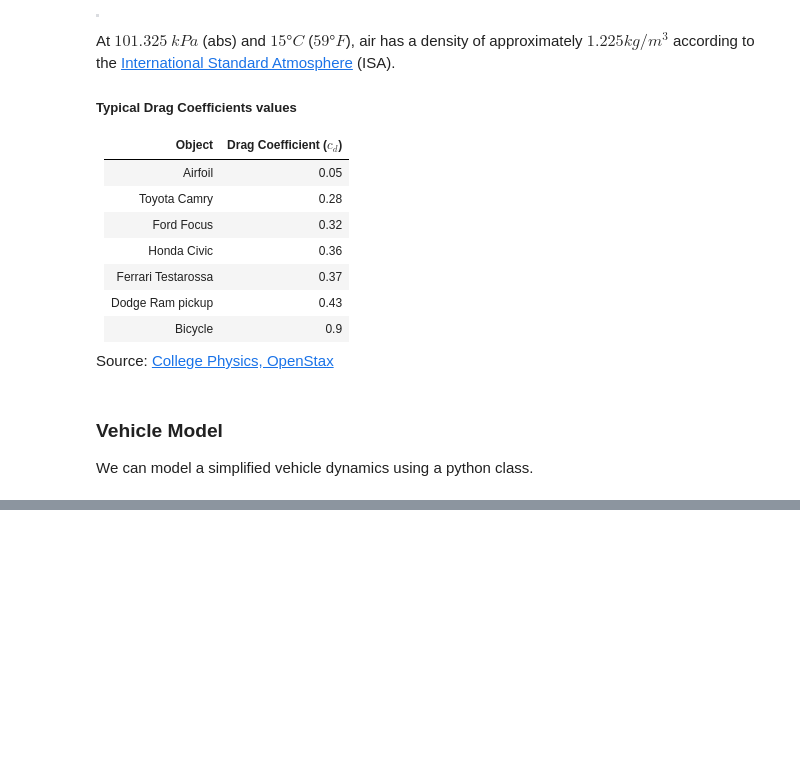
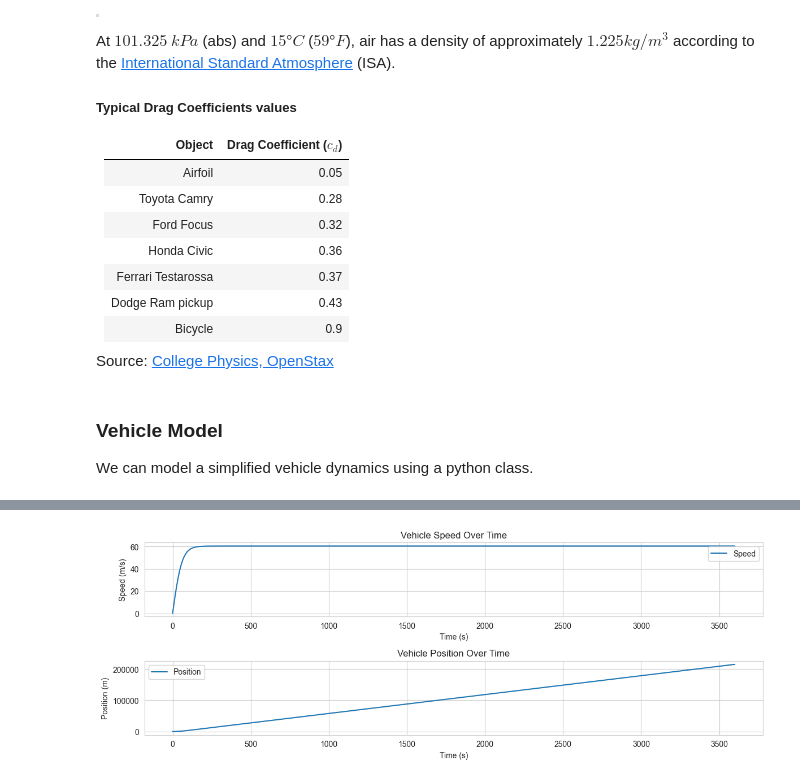
Before and after one commit to tomasanchez/acc-ct, a Jupyter notebook: notebooks/acc.ipynb, the cells around one changed output, grey strips where cells are left out. Drawn from its saved outputs; the diff is of its cells as text; code cells hidden in the pictures; blank space fills up the shorter version.

Commit message:
feat: update vehicle dynamics simulation and visualization

```diff
--- a/notebooks/acc.ipynb
+++ b/notebooks/acc.ipynb
@@ -98,11 +98,17 @@ At $101.325\ kPa$ (abs) and $15 °C$ ($59 °F$), air has a density of approximat
 
 Source: [College Physics, OpenStax](https://openstax.org/books/college-physics/pages/5-2-drag-forces)
 # %%
-# Importing Required Libraries
+from math import copysign, sin
+
+import numpy as np
+import pandas as pd
+import seaborn as sns
+from matplotlib import pyplot as plt
 from pydantic import BaseModel
 
 # Constants
 air_density = 1.225  # kg/m^3
+g = 9.80665  # m/s^2
 # %% [markdown]
 ### Vehicle Model
 
@@ -185,0 +240,37 @@ class Vehicle(BaseModel):
+# %%
+def plot_results(simulation: Simulation, set_speed: float = 0.0):
+    plt.clf()
+    plt.close()
+    plt.figure(figsize=(12, 6))
+    plt.subplot(3, 1, 1)
+    plt.plot(simulation.times, simulation.speeds, label='Speed')
+    if set_speed > 0.0:
+        plt.axhline(y=set_speed, color='r', linestyle='--', label='Set Speed')
+    plt.xlabel('Time (s)')
+    plt.ylabel('Speed (m/s)')
+    plt.title('Vehicle Speed Over Time')
+    plt.legend()
+
+    plt.subplot(3, 1, 2)
+    plt.plot(simulation.times, simulation.positions, label='Position')
+    plt.xlabel('Time (s)')
+    plt.ylabel('Position (m)')
+    plt.title('Vehicle Position Over Time')
+    plt.legend()
+
+    if len(simulation.errors) > 0:
+        plt.subplot(3, 1, 3)
+        plt.plot(simulation.times, simulation.errors, label='Error')
+        plt.xlabel('Time (s)')
+        plt.ylabel('Error (m/s)')
+        plt.title('Speed Error Over Time')
+        plt.legend()
+
+    plt.tight_layout()
+    plt.show()
+
+
+open_loop = simulate(camry)
+plot_results(open_loop)
+# %% [output]
+[figure, added]
```
Also changed, not shown: parts of 33 cells of this notebook.
